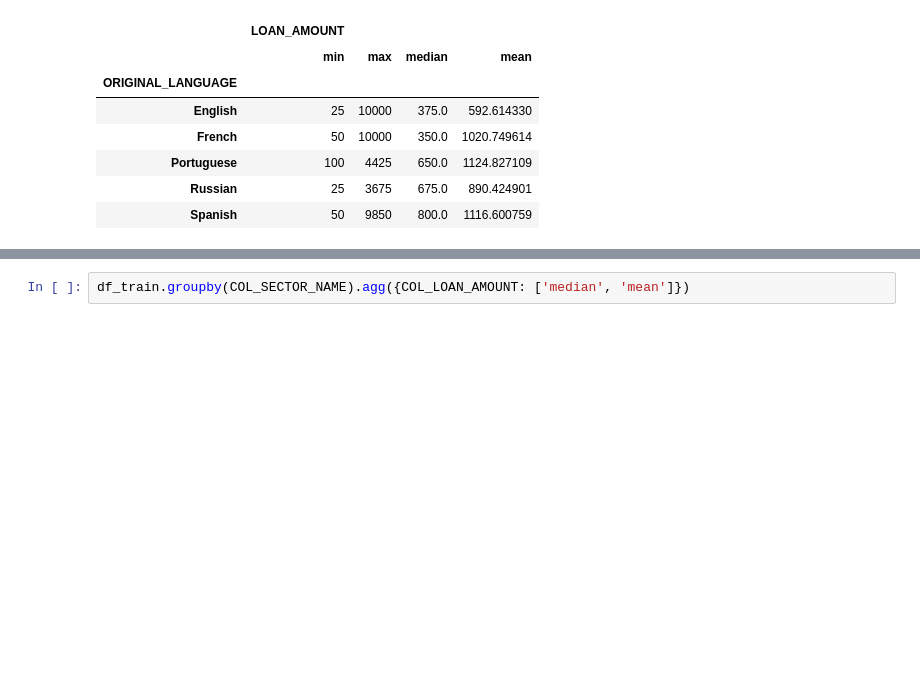
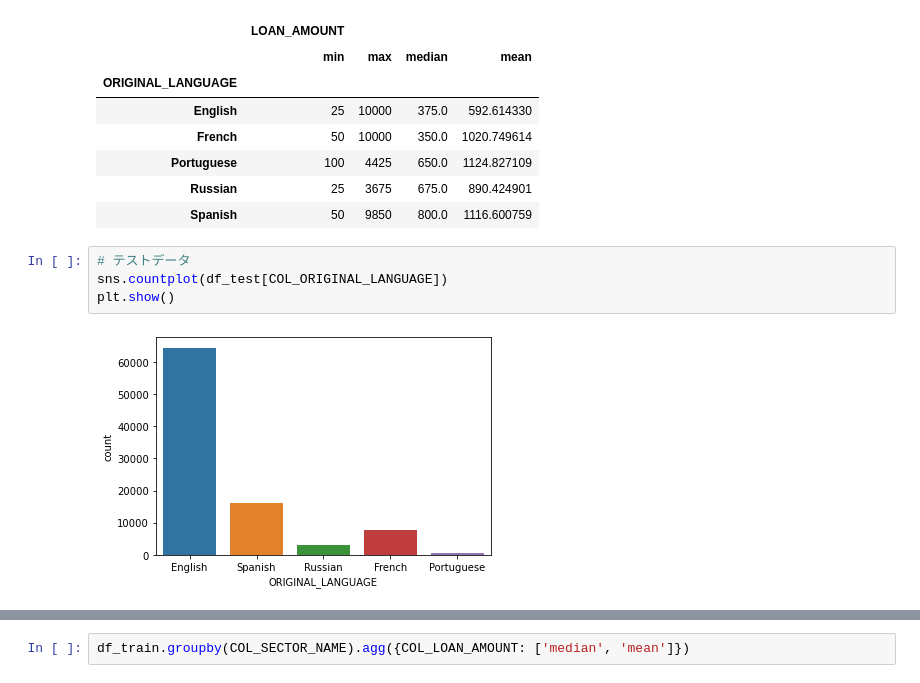
Before and after one commit to Shohei-Kinoshita/prob-space-kiva-competition, a Jupyter notebook: src/EDA.ipynb, the cells around one changed output, grey strips where cells are left out. Saved outputs shown, nothing was run; the diff lists cells and outputs as text; blank space fills up the shorter version.

```diff
--- a/src/EDA.ipynb
+++ b/src/EDA.ipynb
@@ -121,3 +129,9 @@ df_train.groupby(COL_ORIGINAL_LANGUAGE).agg({COL_LOAN_AMOUNT: ['min', 'max', 'me
 | Portuguese | 100 | 4425 | 650.0 | 1124.827109 |
 | Russian | 25 | 3675 | 675.0 | 890.424901 |
 | Spanish | 50 | 9850 | 800.0 | 1116.600759 |
+# %%
+# テストデータ
+sns.countplot(df_test[COL_ORIGINAL_LANGUAGE])
+plt.show()
+# %% [output]
+[figure, added]
```
Also changed, not shown: parts of 68 cells of this notebook.
